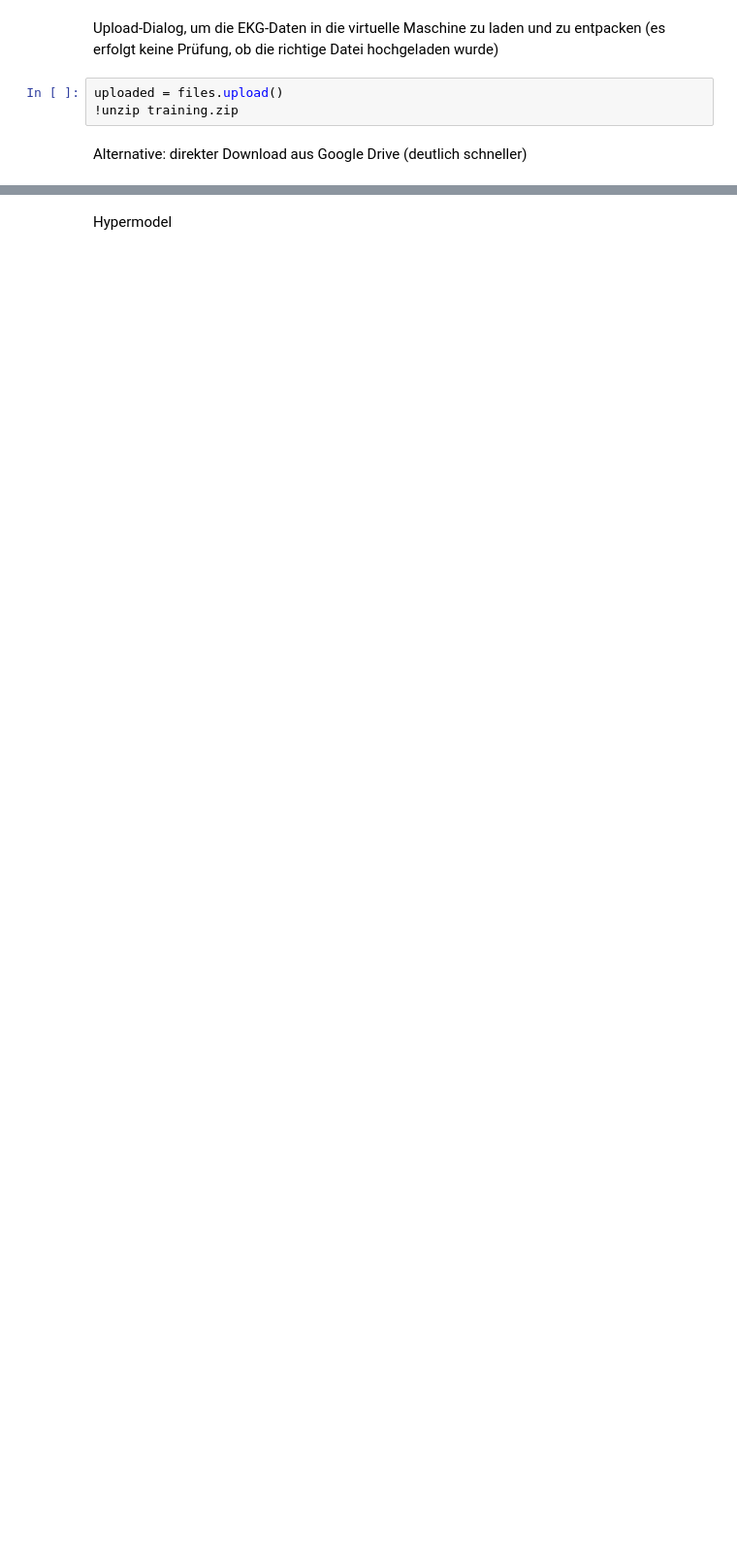
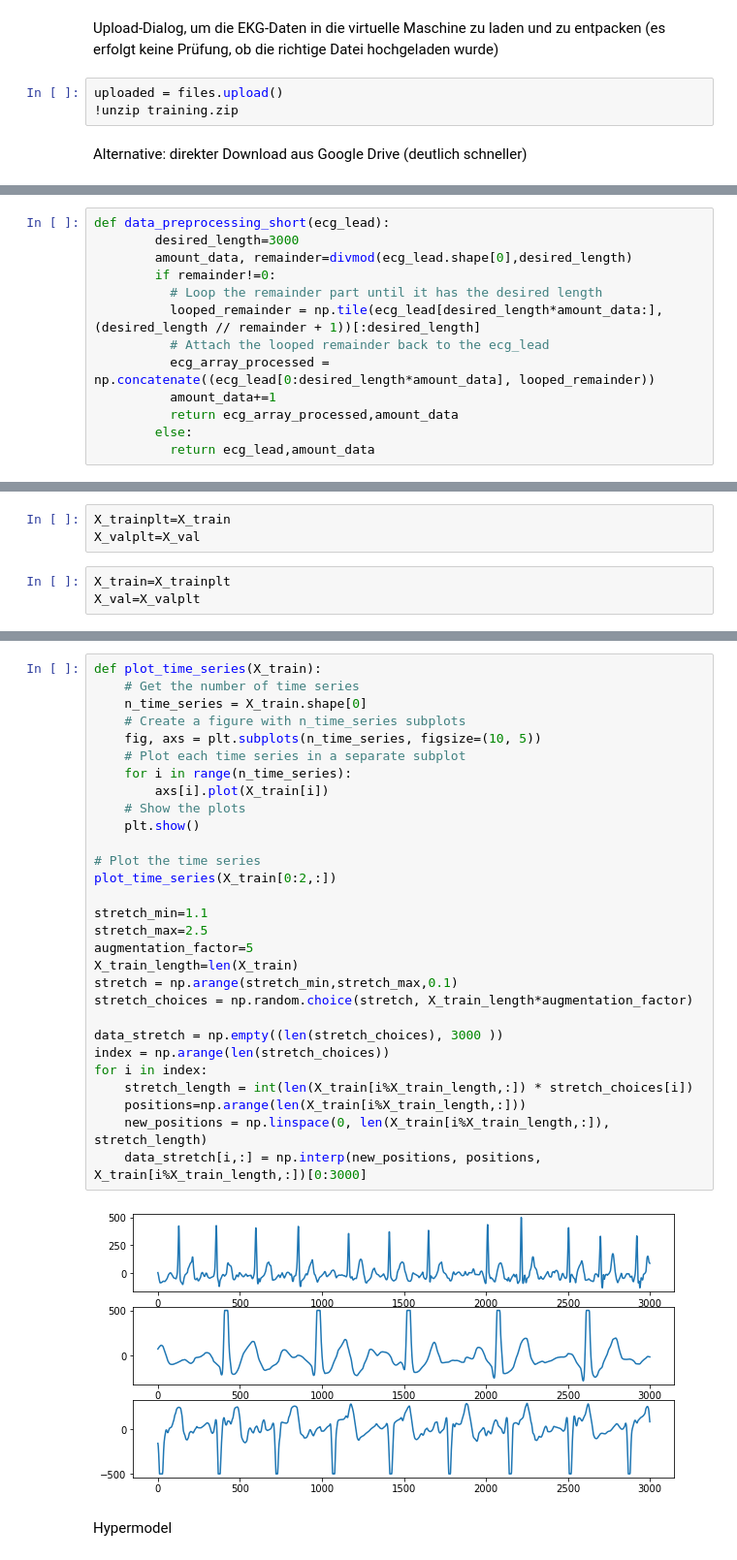
Before and after one commit to Marvin0212/AI-in-Medicine_Tsia, a Jupyter notebook: predict_pretrained.ipynb, the cells around one changed output, grey strips where cells are left out. Shown: that part at 97% size. Drawn from its saved outputs; the diff is of its cells as text; blank space fills up the shorter version.

```diff
--- a/predict_pretrained.ipynb
+++ b/predict_pretrained.ipynb
@@ -105 +54,14 @@ def data_preprocessing(ecg_lead,zero_mean_loop):
+# %%
+def data_preprocessing_short(ecg_lead):
+        desired_length=3000
+        amount_data, remainder=divmod(ecg_lead.shape[0],desired_length)
+        if remainder!=0:
+          # Loop the remainder part until it has the desired length
+          looped_remainder = np.tile(ecg_lead[desired_length*amount_data:], (desired_length // remainder + 1))[:desired_length]
+          # Attach the looped remainder back to the ecg_lead
+          ecg_array_processed = np.concatenate((ecg_lead[0:desired_length*amount_data], looped_remainder))
+          amount_data+=1
+          return ecg_array_processed,amount_data
+        else:
+          return ecg_lead,amount_data
 # %%
@@ -182,0 +181,6 @@ Y_val = np_utils.to_categorical(y_val, nb_classes)
+# %%
+X_trainplt=X_train
+X_valplt=X_val
+# %%
+X_train=X_trainplt
+X_val=X_valplt
@@ -232,3 +333,34 @@ X_train_std = sc.transform(X_train)
+# %%
+def plot_time_series(X_train):
+    # Get the number of time series
+    n_time_series = X_train.shape[0]
+    # Create a figure with n_time_series subplots
+    fig, axs = plt.subplots(n_time_series, figsize=(10, 5))
+    # Plot each time series in a separate subplot
+    for i in range(n_time_series):
+        axs[i].plot(X_train[i])
+    # Show the plots
+    plt.show()
+
+# Plot the time series
+plot_time_series(X_train[0:2,:])
+
+stretch_min=1.1
+stretch_max=2.5
+augmentation_factor=5
+X_train_length=len(X_train)
+stretch = np.arange(stretch_min,stretch_max,0.1)
+stretch_choices = np.random.choice(stretch, X_train_length*augmentation_factor)
+
+data_stretch = np.empty((len(stretch_choices), 3000 ))
+index = np.arange(len(stretch_choices))
+for i in index:
+    stretch_length = int(len(X_train[i%X_train_length,:]) * stretch_choices[i])
+    positions=np.arange(len(X_train[i%X_train_length,:]))
+    new_positions = np.linspace(0, len(X_train[i%X_train_length,:]), stretch_length)
+    data_stretch[i,:] = np.interp(new_positions, positions, X_train[i%X_train_length,:])[0:3000]
+# %% [output]
+[figure, added]
 # %% [markdown]
 Hypermodel
 # %%
```
Also changed, not shown: parts of 26 cells of this notebook.
